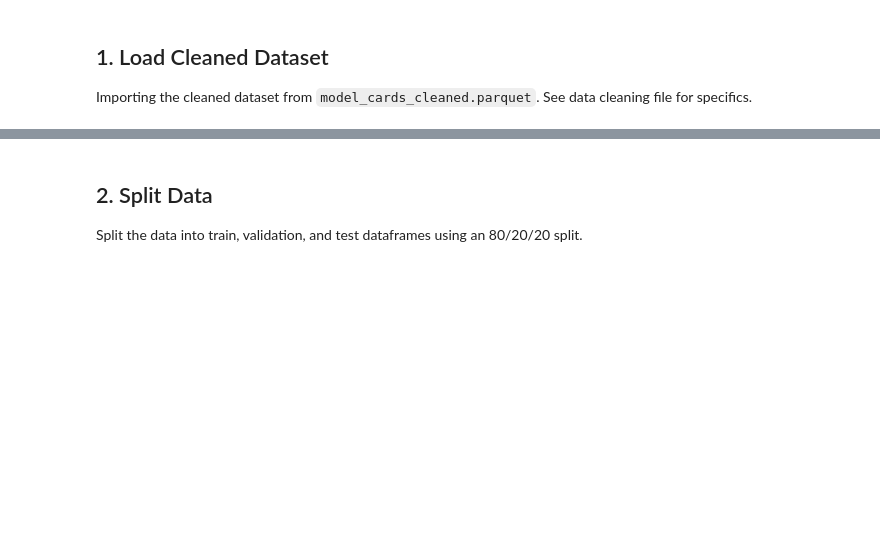
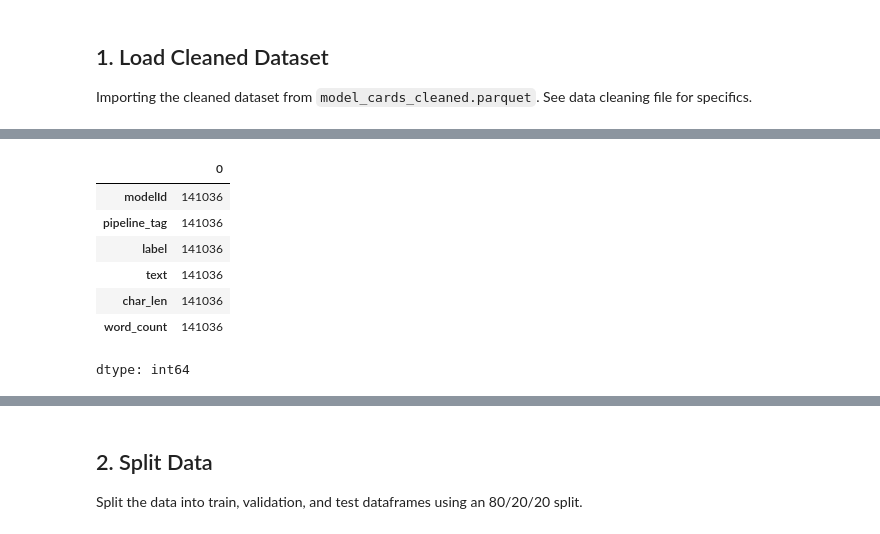
Before and after one commit to nkbal101/HF_Pipeline_Tag, a Jupyter notebook: NB_baseline.ipynb, the cells around one changed output, grey strips where cells are left out. Saved outputs shown, nothing was run; the diff lists cells and outputs as text; code cells hidden in the pictures; blank space fills up the shorter version.

```diff
--- a/NB_baseline.ipynb
+++ b/NB_baseline.ipynb
@@ -70,3 +70,14 @@ df.head()
 | 2 | 001szp/Qwen3.5-27B-Claude-4.6-Opu... | image-text-to-text | 2 | # 🌟 Qwen3.5-27B-Claude-4.6-Opus-R... | 7758 | 919 |
 | 3 | 0057Kanyakorn/distilbert-base-unc... | text-classification | 5 | <!-- This model card has been gen... | 1425 | 187 |
 | 4 | 006aman/IKS-Mistral-7B | text-generation | 6 | # Uploaded finetuned model\n\n- *... | 442 | 33 |
+# %%
+df.count()
+# %% [output]
+|  | 0 |
+| modelId | 141036 |
+| pipeline_tag | 141036 |
+| label | 141036 |
+| text | 141036 |
+| char_len | 141036 |
+| word_count | 141036 |
+dtype: int64
```
Also changed, not shown: parts of 15 cells of this notebook.
